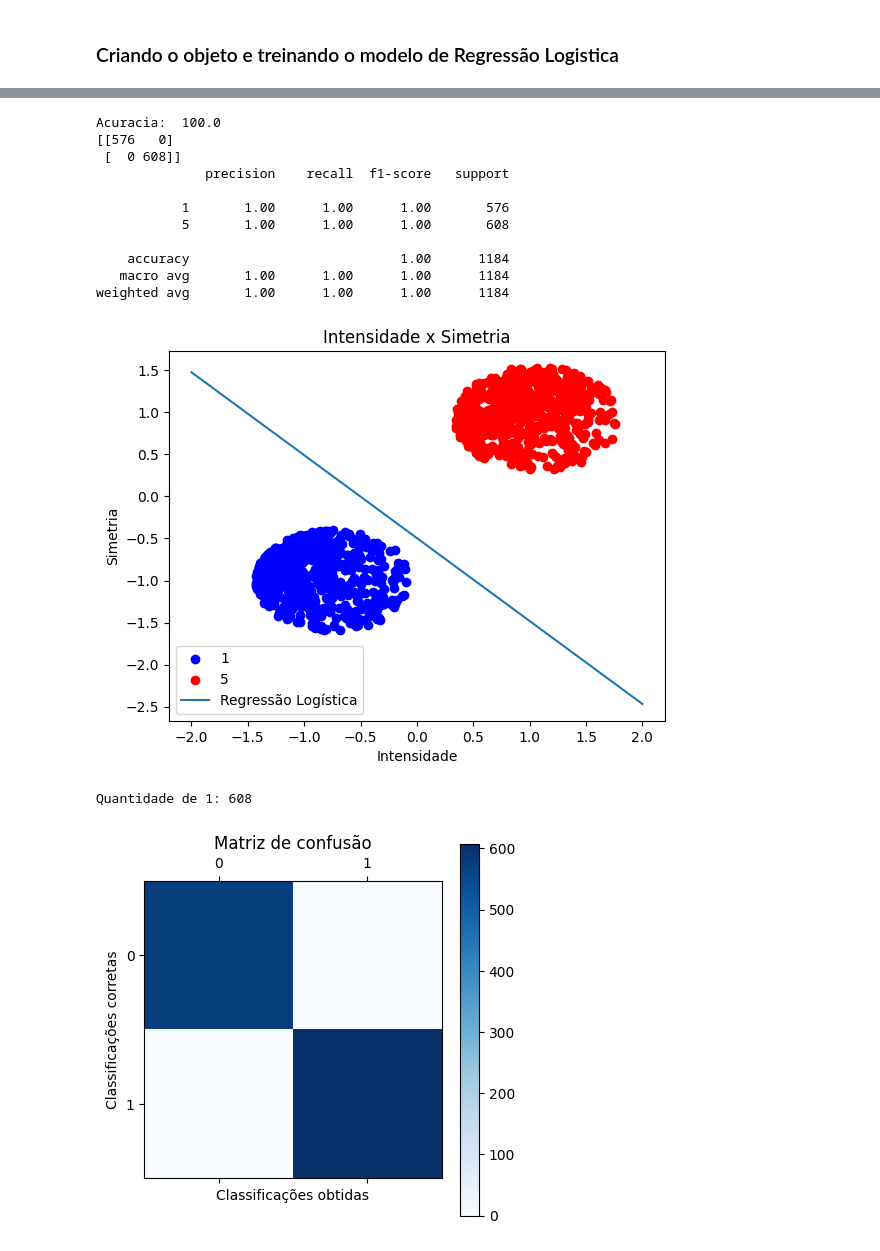
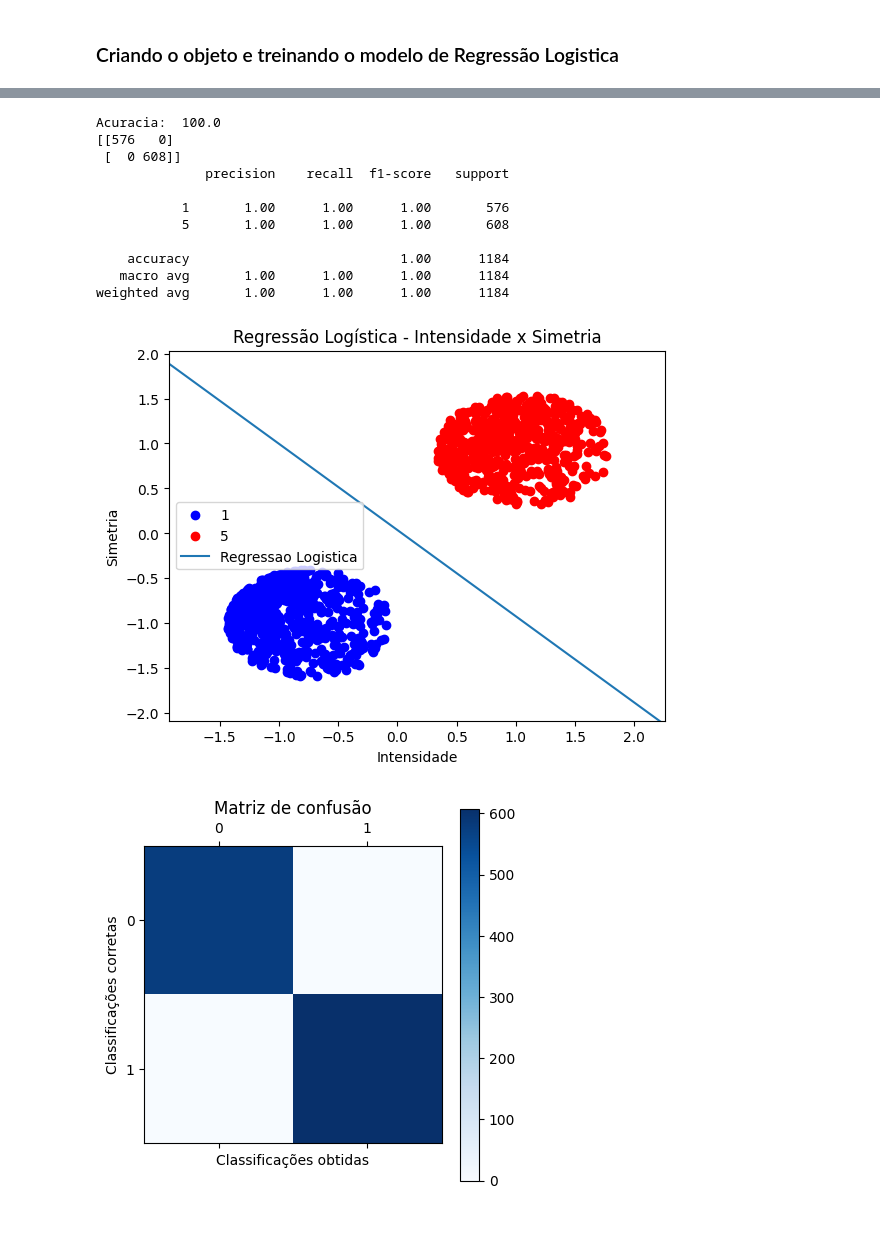
Before and after one commit to HodricVieira/Reconhecimento-de-digitos-ML-2023.2, a Jupyter notebook: reg_log_1_5.ipynb, the cells around one changed output, grey strips where cells are left out. Drawn from its saved outputs; the diff is of its cells as text; code cells hidden in the pictures.

```diff
--- a/reg_log_1_5.ipynb
+++ b/reg_log_1_5.ipynb
@@ -59,9 +59,7 @@ y_teste = dataframe_teste['label'].values
 # Transformando os dados e alterando os valores de label para 1 e -1
 X = padronizar_normal(X)
 X_teste = padronizar_normal(X_teste)
-Y[Y == 1] = 1
 Y[Y == 5] = -1
-y_teste[y_teste == 1] = 1
 y_teste[y_teste == 5] = -1
 
 # Adicionando uma coluna de 1s
@@ -186,45 +143,38 @@ weighted avg       0.87      0.83      0.82      1153
-# %%
-modelo = md.RegressaoLogistica()
-w, acuracia, y_pred_treino = modelo.fit(X.T, Y) # Passo o X.transpose() para que a multiplicação de matrizes seja possível
-print('Acuracia: ', acuracia)
-
-#Criando a matriz de confusão
-matriz_de_confusao_treino = confusion_matrix(Y, y_pred_treino)
-print(matriz_de_confusao_treino)
-
-#Printando o relatório de classificação
-print(classification_report(Y, y_pred_treino, target_names=['1', '5']))
-modelo.plot_grafico(X, y_pred_treino, 1, 5)
-
-'''# Voltando os valores de y_pred_treino para 1 e 5
-y_pred_treino[y_pred_treino == -1] = 5
-
-# Criando a reta para plotar o gráfico
-x = np.linspace(-2, 2, 100)
-y_plot = (-w[0] - w[1]*x) / w[2]
-# printando as bolinhas vermelhas e azuis, se a classe for 1 (numero 1), plota azul, se for -1, plota vermelho
-plt.scatter(X[y_pred_treino == 1, 1], X[y_pred_treino == 1, 2], color='blue', marker='o', label='1')
-plt.scatter(X[y_pred_treino == 5, 1], X[y_pred_treino == 5, 2], color='red', marker='o', label='5')
-plt.plot(x, y_plot, label='Regressão Logística')
-plt.xlabel('Intensidade')
-plt.ylabel('Simetria')
-plt.title('Intensidade x Simetria')
-plt.legend()
-plt.show()'''
-# %% [output]
-Acuracia:  100.0
-[[576   0]
- [  0 608]]
-              precision    recall  f1-score   support
-
-           1       1.00      1.00      1.00       576
-           5       1.00      1.00      1.00       608
-
-    accuracy                           1.00      1184
-   macro avg       1.00      1.00      1.00      1184
-weighted avg       1.00      1.00      1.00      1184
-[figure, removed]
-Quantidade de 1: 608
+# %%
+Y_rlog = Y.copy() # Para fazer a alteraçao de -1 para 0 e depois de 0 para -1,
+# pois o modelo classifica melhor com 0 e 1
+Y_rlog[Y_rlog == -1] = 0 # No tratamento de dados, onde tinha 5, troquei por -1, agora por 0
+modelo = md.RegressaoLogistica(X, Y_rlog)
+modelo.fit()
+y_pred_treino = modelo.atribuicao_de_classes(modelo.get_w(),X)
+
+# calculando a acuracia
+acuracia = modelo.calculate_accuracy(y_pred_treino, Y_rlog)
+print('Acuracia: ', acuracia)
+
+# Onde tiver 0 em Y, troca por -1 pois o meu y_pred_treino é 1 e -1
+Y_rlog[Y_rlog == 0] = -1
+
+#Criando a matriz de confusão
+matriz_de_confusao_treino = confusion_matrix(Y_rlog, y_pred_treino)
+print(matriz_de_confusao_treino)
+
+#Printando o relatório de classificação
+print(classification_report(Y_rlog, y_pred_treino, target_names=['1', '5']))
+modelo.plot_grafico(X, y_pred_treino, 1, 5)
+# %% [output]
+Acuracia:  100.0
+[[576   0]
+ [  0 608]]
+              precision    recall  f1-score   support
+
+           1       1.00      1.00      1.00       576
+           5       1.00      1.00      1.00       608
+
+    accuracy                           1.00      1184
+   macro avg       1.00      1.00      1.00      1184
+weighted avg       1.00      1.00      1.00      1184
+[figure, added]
 # %%
 plt.matshow(matriz_de_confusao_treino, cmap='Blues')
 plt.title('Matriz de confusão')
```
Also changed, not shown: parts of 4 cells of this notebook, 2 other files.
